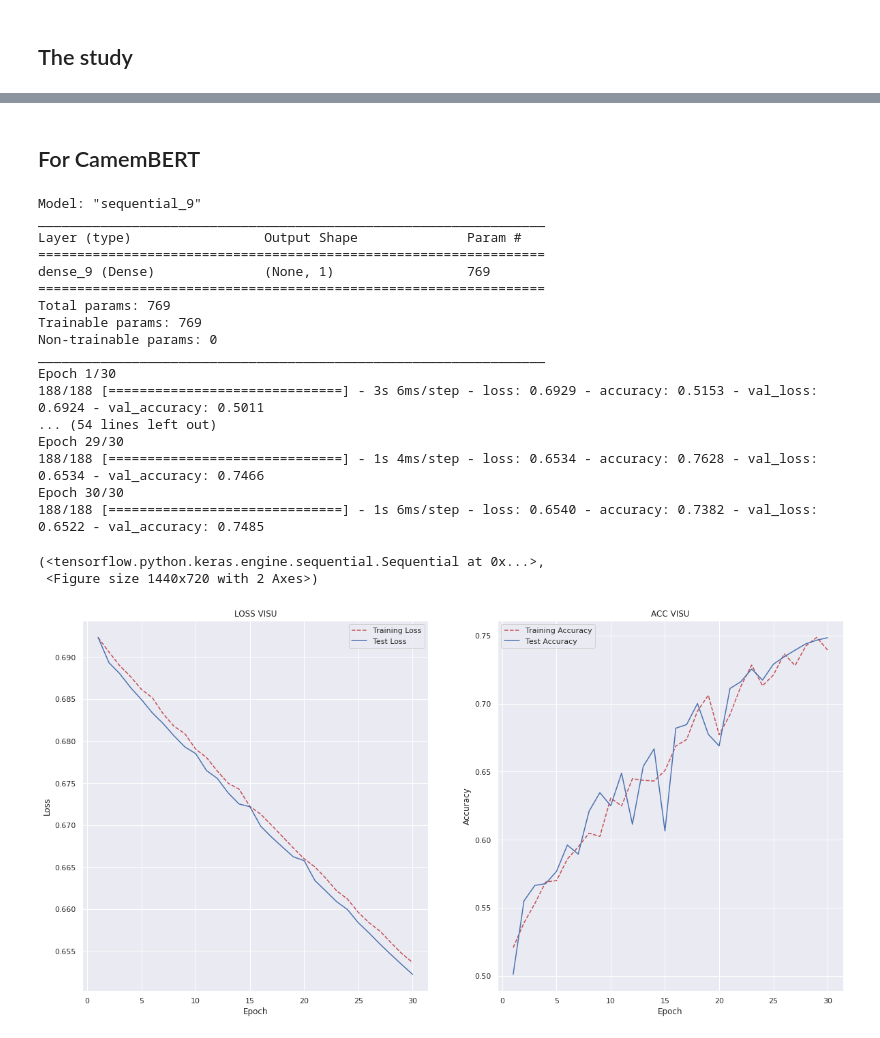
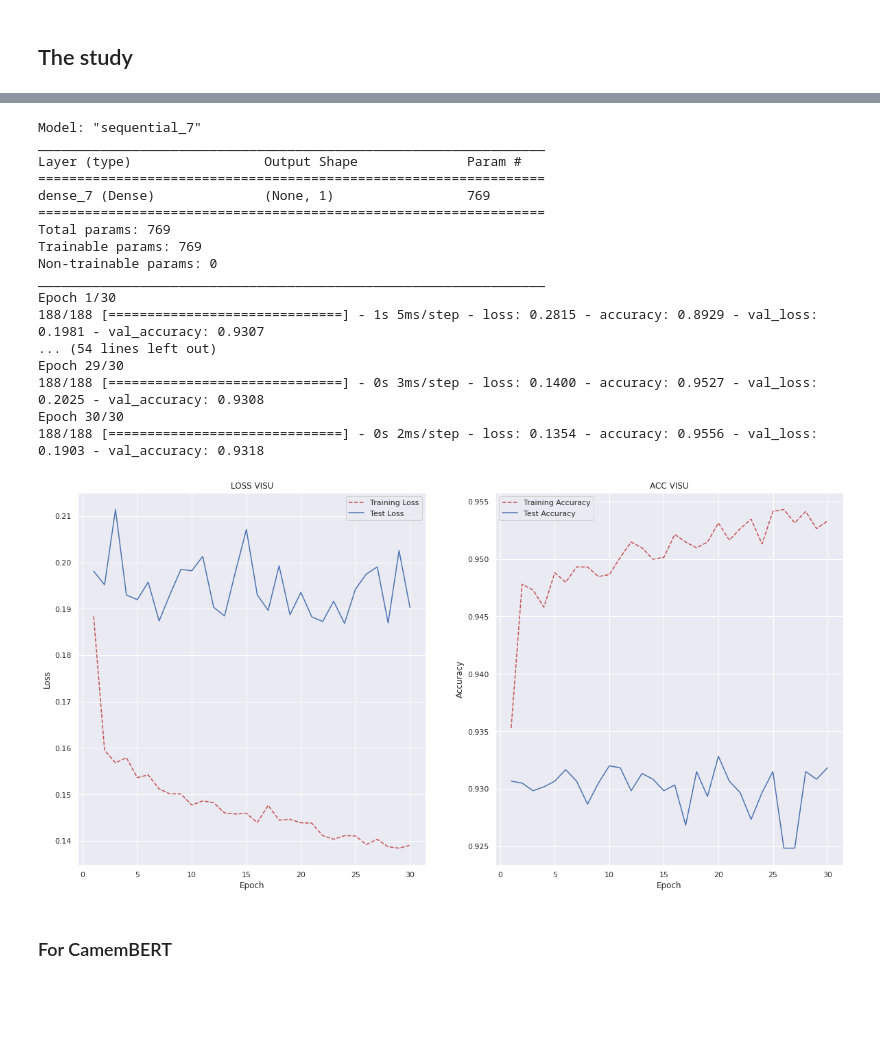
Before and after one commit to lolofo/pir_irisa_insa, a Jupyter notebook: cls_study.ipynb, the cells around one changed output, grey strips where cells are left out. Cells and saved outputs as stored; diff of their text form; code cells hidden in the pictures; blank space fills up the shorter version.

```diff
--- a/cls_study.ipynb
+++ b/cls_study.ipynb
@@ -126,25 +172,24 @@ def class_head(X_train, y_train,
+# %%
+# Embedding on the last layer of the fine tuned model
+m, f = class_head(train_fl_ft, train_label_fl_ft, test_fl_ft, test_label_fl_ft)
+# %% [output]
+Model: "sequential_7"
+_________________________________________________________________
+Layer (type)                 Output Shape              Param #
+=================================================================
+dense_7 (Dense)              (None, 1)                 769
+=================================================================
+Total params: 769
+Trainable params: 769
+Non-trainable params: 0
+_________________________________________________________________
+Epoch 1/30
+188/188 [==============================] - 1s 5ms/step - loss: 0.2815 - accuracy: 0.8929 - val_loss: 0.1981 - val_accuracy: 0.9307
+... (54 lines left out)
+Epoch 29/30
+188/188 [==============================] - 0s 3ms/step - loss: 0.1400 - accuracy: 0.9527 - val_loss: 0.2025 - val_accuracy: 0.9308
+Epoch 30/30
+188/188 [==============================] - 0s 2ms/step - loss: 0.1354 - accuracy: 0.9556 - val_loss: 0.1903 - val_accuracy: 0.9318
+[figure, added]
 # %% [markdown]
-## For CamemBERT
+### For CamemBERT
-# %%
-class_head(train_cb_12, train_label_cb_12, test_cb_12, test_label_cb_12)
-# %% [output]
-Model: "sequential_9"
-_________________________________________________________________
-Layer (type)                 Output Shape              Param #
-=================================================================
-dense_9 (Dense)              (None, 1)                 769
-=================================================================
-Total params: 769
-Trainable params: 769
-Non-trainable params: 0
-_________________________________________________________________
-Epoch 1/30
-188/188 [==============================] - 3s 6ms/step - loss: 0.6929 - accuracy: 0.5153 - val_loss: 0.6924 - val_accuracy: 0.5011
-... (54 lines left out)
-Epoch 29/30
-188/188 [==============================] - 1s 4ms/step - loss: 0.6534 - accuracy: 0.7628 - val_loss: 0.6534 - val_accuracy: 0.7466
-Epoch 30/30
-188/188 [==============================] - 1s 6ms/step - loss: 0.6540 - accuracy: 0.7382 - val_loss: 0.6522 - val_accuracy: 0.7485
-(<tensorflow.python.keras.engine.sequential.Sequential at 0x...>,
- <Figure size 1440x720 with 2 Axes>)
-[figure, removed]
```
Also changed, not shown: parts of 13 cells of this notebook, 6 other files.
